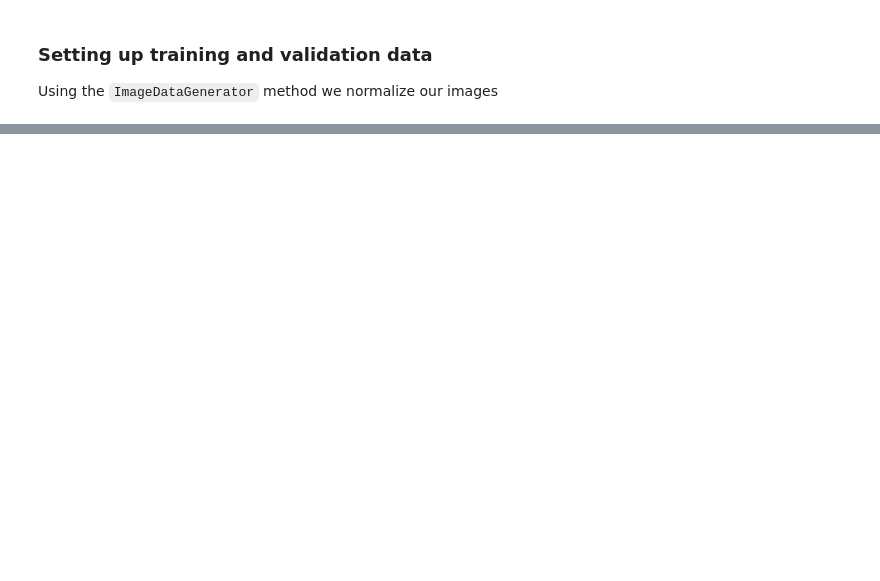
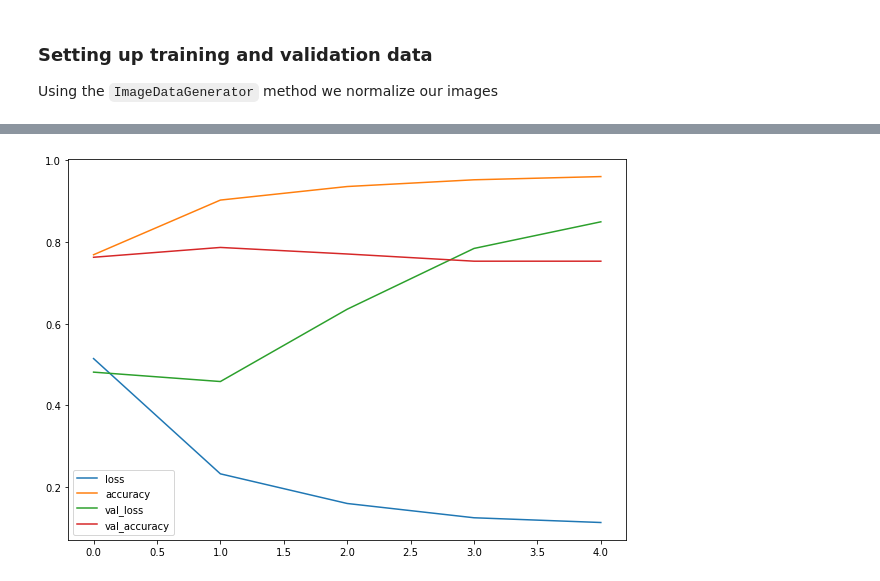
Before and after one commit to votaldo/Deep-Learning-Project, a Jupyter notebook: Pneumonia/test_augm.ipynb, the cells around one changed output, grey strips where cells are left out. Saved outputs shown, nothing was run; the diff lists cells and outputs as text; code cells hidden in the pictures; blank space fills up the shorter version.

```diff
--- a/Pneumonia/test_augm.ipynb
+++ b/Pneumonia/test_augm.ipynb
@@ -196,0 +259,37 @@ plot_loss_curves(history_1)
+# %%
+#making the model more complex
+model_3 = tf.keras.models.Sequential([
+    tf.keras.layers.Conv2D(filters =10,
+                          kernel_size =3,
+                          activation = "relu",
+                          input_shape=(224,224,3)),
+    tf.keras.layers.Conv2D(10,3,activation="relu"),
+    tf.keras.layers.MaxPool2D(pool_size=2,
+                              padding = 'valid'),
+    tf.keras.layers.Conv2D(10,3,activation="relu"),
+    tf.keras.layers.Conv2D(10,3,activation="relu"),
+    tf.keras.layers.MaxPool2D(2),
+    tf.keras.layers.Conv2D(10,3,activation="relu"),
+    tf.keras.layers.Conv2D(10,3,activation="relu"),
+    tf.keras.layers.MaxPool2D(2),
+    tf.keras.layers.Conv2D(10,3,activation="relu"),
+    tf.keras.layers.Conv2D(10,3,activation="relu"),
+    tf.keras.layers.MaxPool2D(2),
+    tf.keras.layers.Conv2D(10,3,activation="relu"),
+    tf.keras.layers.Conv2D(10,3,activation="relu"),
+    tf.keras.layers.MaxPool2D(2),
+    tf.keras.layers.Flatten(),
+    tf.keras.layers.Dense(1,activation = 'sigmoid')
+])
+
+#Compile our CNN
+model_3.compile(loss = "binary_crossentropy",
+                optimizer =tf.keras.optimizers.Adam(),
+                metrics=["accuracy"])
+
+#fit the model
+history_3 = model_3.fit(train_augm_data,
+                        epochs=5,
+                        steps_per_epoch =len(train_augm_data),
+                        validation_data = test_data,
+                        validation_steps =len(test_data))
@@ -196,0 +308,4 @@ plot_loss_curves(history_1)
+# %%
+pd.DataFrame(history_3.history).plot(figsize=(10, 7));
+# %% [output]
+[figure, added]
```
Also changed, not shown: parts of 12 cells of this notebook.
